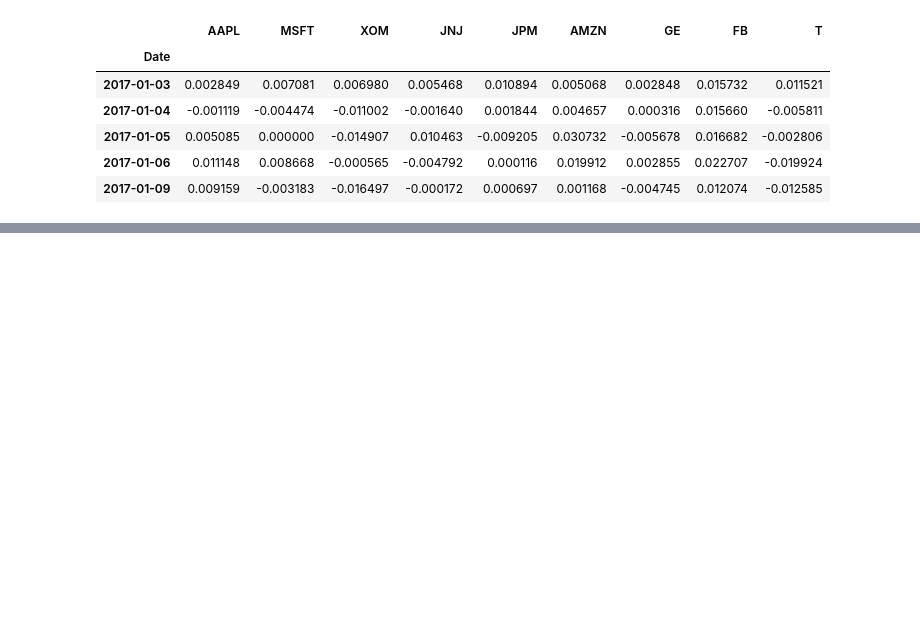
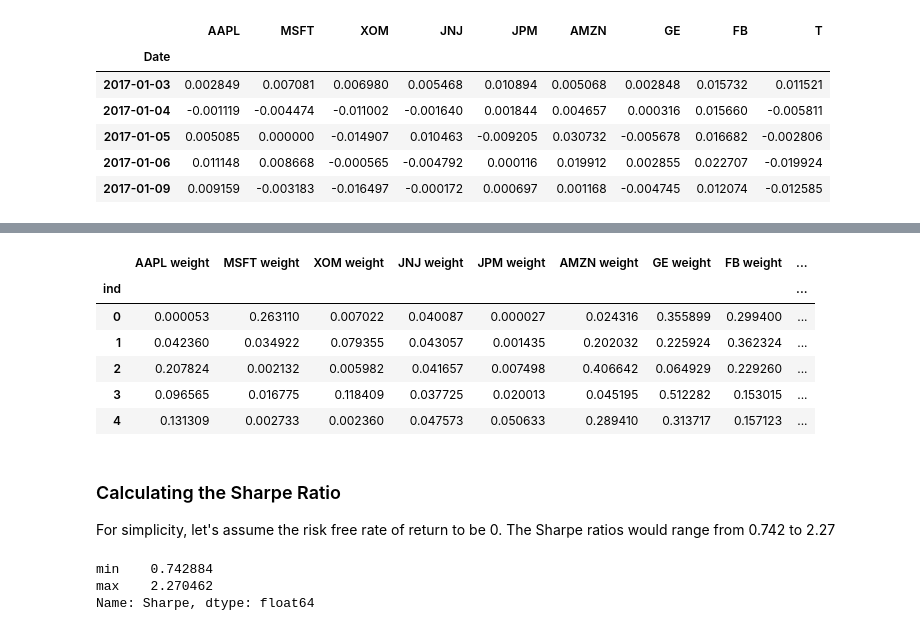
Before and after one commit to tanmay-kulkarni/portfolio_risk_management, a Jupyter notebook: portfolio.ipynb, the cells around one changed output, grey strips where cells are left out. Drawn from its saved outputs; the diff is of its cells as text; code cells hidden in the pictures; blank space fills up the shorter version.

Commit message:
Sharpe Ratio

```diff
--- a/portfolio.ipynb
+++ b/portfolio.ipynb
@@ -274,0 +465,26 @@ plt.show()
+# %%
+df_RandomPortfolios = pd.read_csv('RandomPortfolios.txt', index_col = 'ind')
+# %%
+df_RandomPortfolios.head()
+# %% [output]
+|  | AAPL weight | MSFT weight | XOM weight | JNJ weight | JPM weight | AMZN weight | GE weight | FB weight | ... |
+| ind |  |  |  |  |  |  |  |  | ... |
+| 0 | 0.000053 | 0.263110 | 0.007022 | 0.040087 | 0.000027 | 0.024316 | 0.355899 | 0.299400 | ... |
+| 1 | 0.042360 | 0.034922 | 0.079355 | 0.043057 | 0.001435 | 0.202032 | 0.225924 | 0.362324 | ... |
+| 2 | 0.207824 | 0.002132 | 0.005982 | 0.041657 | 0.007498 | 0.406642 | 0.064929 | 0.229260 | ... |
+| 3 | 0.096565 | 0.016775 | 0.118409 | 0.037725 | 0.020013 | 0.045195 | 0.512282 | 0.153015 | ... |
+| 4 | 0.131309 | 0.002733 | 0.002360 | 0.047573 | 0.050633 | 0.289410 | 0.313717 | 0.157123 | ... |
+# %% [markdown]
+### Calculating the Sharpe Ratio
+
+For simplicity, let's assume the risk free rate of return to be 0. The Sharpe ratios would range from  0.742 to 2.27
+# %%
+risk_free = 0
+
+df_RandomPortfolios['Sharpe'] = ( df_RandomPortfolios['Returns'] - risk_free ) / df_RandomPortfolios['Volatility']
+
+print(df_RandomPortfolios['Sharpe'].describe()[['min','max']])
+# %% [output]
+min    0.742884
+max    2.270462
+Name: Sharpe, dtype: float64
```
Also changed, not shown: parts of 22 cells of this notebook.
